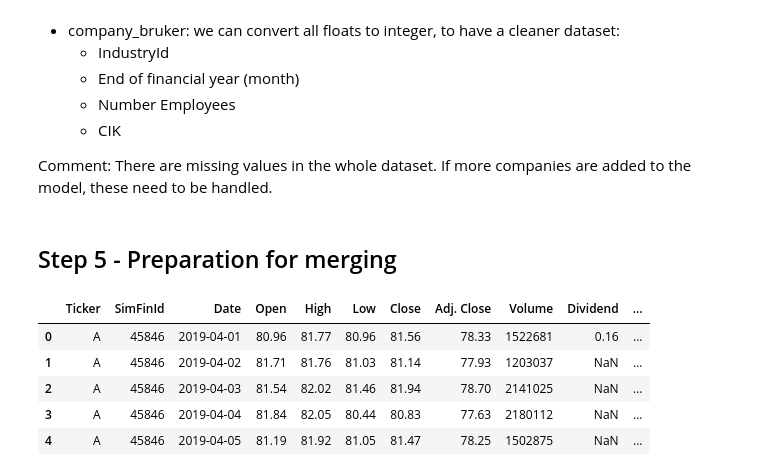
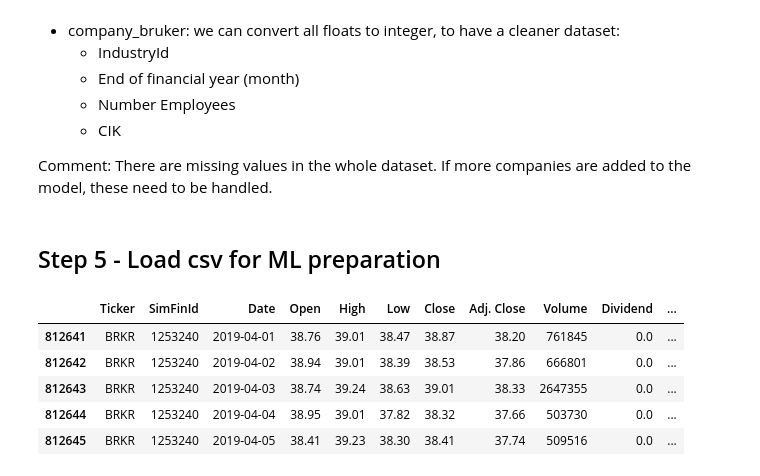
Before and after one commit to camillaperotti/mbd-python-tradingsystem, a Jupyter notebook: ETL/ETL_C1.ipynb, the cells around one changed output. Drawn from its saved outputs; the diff is of its cells as text; code cells hidden in the pictures.

```diff
--- a/ETL/ETL_C1.ipynb
+++ b/ETL/ETL_C1.ipynb
@@ -320,13 +320,13 @@ prices_bruker["Shares Outstanding"] =  prices_bruker["Shares Outstanding"].astyp
 prices_bruker["Date"] = pd.to_datetime(prices_bruker.Date, format="%Y-%m-%d")
 # %% [markdown]
 <a id='5'></a>
-## Step 5 - Preparation for merging
+## Step 5 - Load csv for ML preparation
 # %%
-prices.head()
+prices_bruker.head()
 # %% [output]
 |  | Ticker | SimFinId | Date | Open | High | Low | Close | Adj. Close | Volume | Dividend | ... |
-| 0 | A | 45846 | 2019-04-01 | 80.96 | 81.77 | 80.96 | 81.56 | 78.33 | 1522681 | 0.16 | ... |
-| 1 | A | 45846 | 2019-04-02 | 81.71 | 81.76 | 81.03 | 81.14 | 77.93 | 1203037 | NaN | ... |
-| 2 | A | 45846 | 2019-04-03 | 81.54 | 82.02 | 81.46 | 81.94 | 78.70 | 2141025 | NaN | ... |
-| 3 | A | 45846 | 2019-04-04 | 81.84 | 82.05 | 80.44 | 80.83 | 77.63 | 2180112 | NaN | ... |
-| 4 | A | 45846 | 2019-04-05 | 81.19 | 81.92 | 81.05 | 81.47 | 78.25 | 1502875 | NaN | ... |
+| 812641 | BRKR | 1253240 | 2019-04-01 | 38.76 | 39.01 | 38.47 | 38.87 | 38.20 | 761845 | 0.0 | ... |
+| 812642 | BRKR | 1253240 | 2019-04-02 | 38.94 | 39.01 | 38.39 | 38.53 | 37.86 | 666801 | 0.0 | ... |
+| 812643 | BRKR | 1253240 | 2019-04-03 | 38.74 | 39.24 | 38.63 | 39.01 | 38.33 | 2647355 | 0.0 | ... |
+| 812644 | BRKR | 1253240 | 2019-04-04 | 38.95 | 39.01 | 37.82 | 38.32 | 37.66 | 503730 | 0.0 | ... |
+| 812645 | BRKR | 1253240 | 2019-04-05 | 38.41 | 39.23 | 38.30 | 38.41 | 37.74 | 509516 | 0.0 | ... |
```
Also changed, not shown: parts of 1 cell of this notebook, 2 other files.
